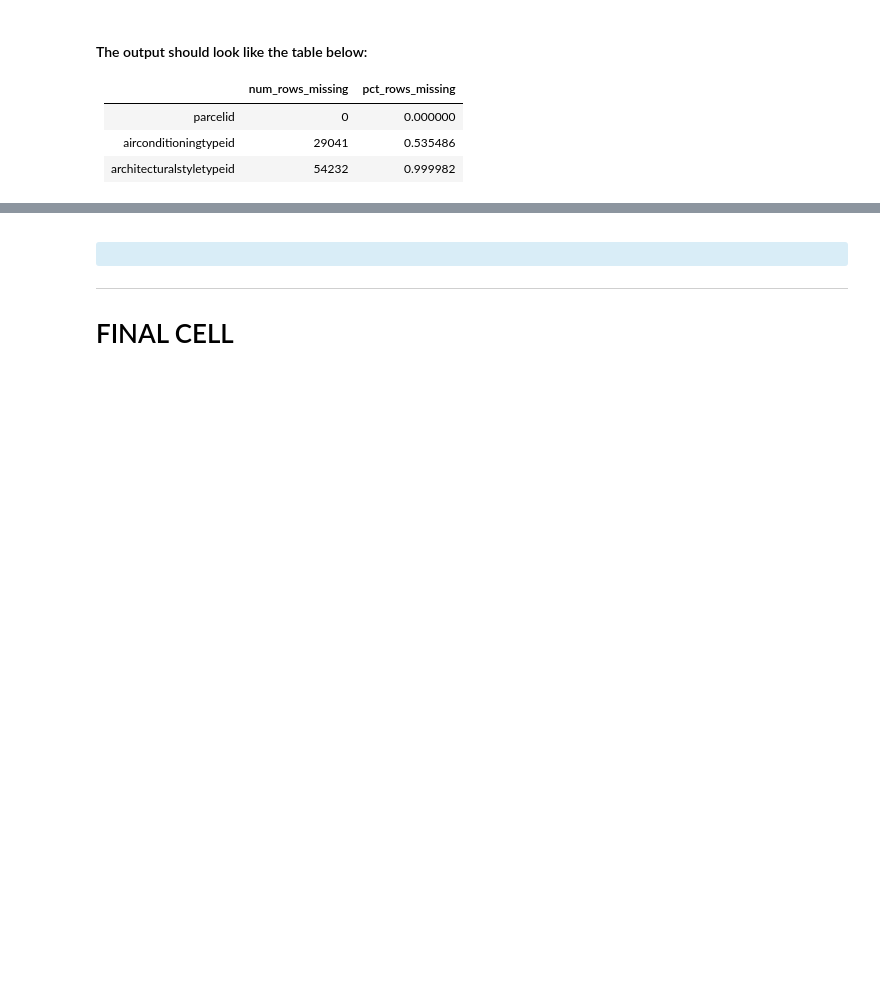
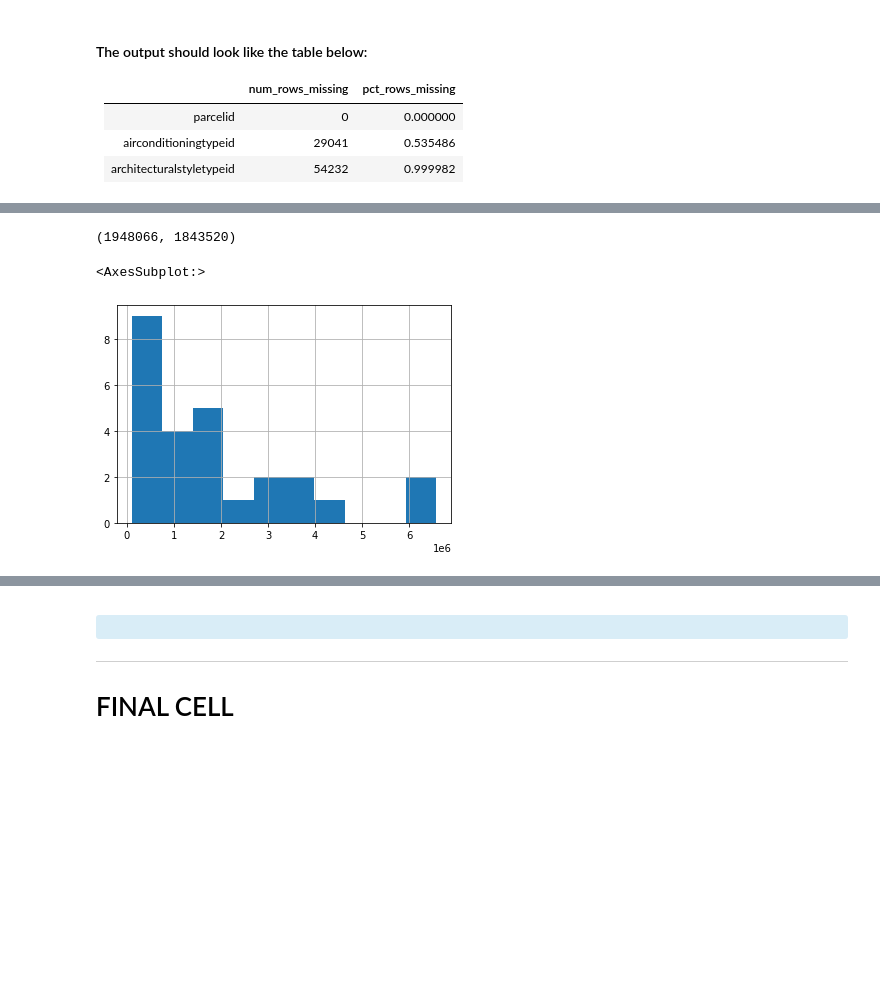
Before and after one commit to David-Howell/clustering_exercises, a Jupyter notebook: zillow_acquire.ipynb, the cells around one changed output, grey strips where cells are left out. Drawn from its saved outputs; the diff is of its cells as text; code cells hidden in the pictures; blank space fills up the shorter version.

```diff
--- a/zillow_acquire.ipynb
+++ b/zillow_acquire.ipynb
@@ -869,0 +1057,2 @@ ___
+# %%
+df_sfr = df[df.land_use_type == 'Single Family Residential']
@@ -869,0 +1198,2 @@ ___
+# %%
+sfr = df_sfr
@@ -869,0 +1346,11 @@ ___
+# %%
+many_garages = sfr[sfr.garages > 5].tax_value
+round(many_garages.mean()),round(many_garages.std())
+# .describe()
+# %% [output]
+(1948066, 1843520)
+# %%
+many_garages.hist()
+# %% [output]
+<AxesSubplot:>
+[figure, added]
```
Also changed, not shown: parts of 69 cells of this notebook.
